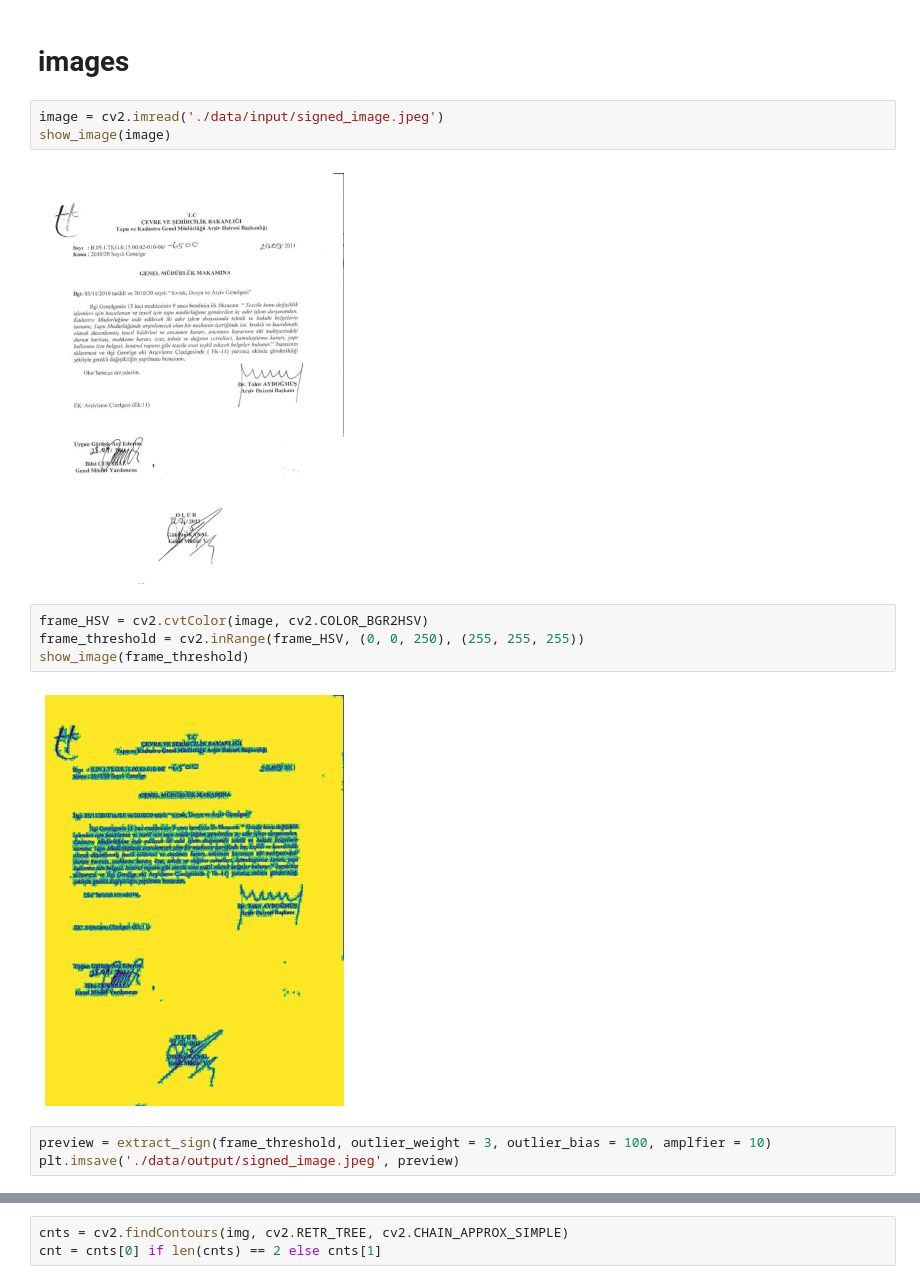
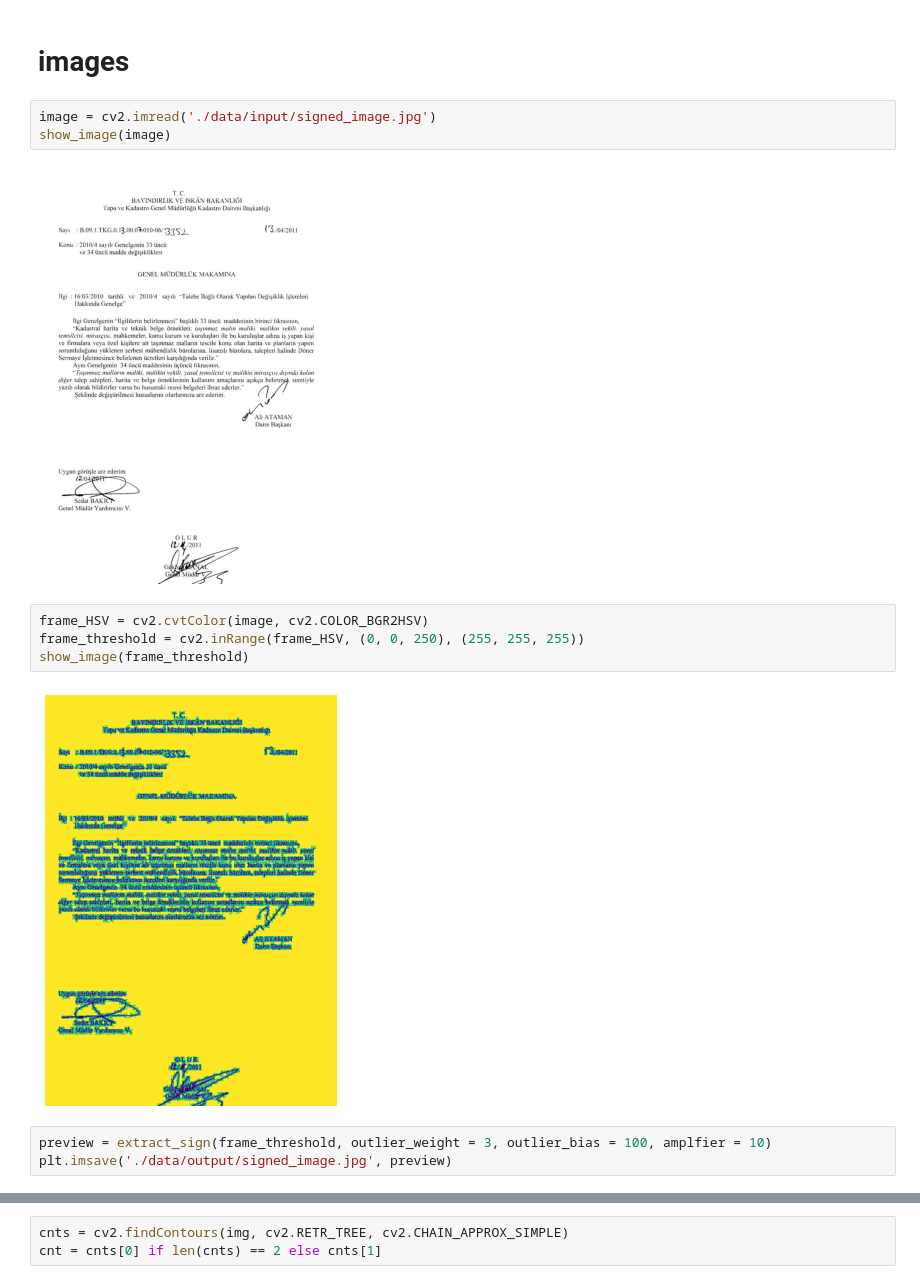
Before and after one commit to EnzoSeason/signature_detection, a Jupyter notebook: lab/dev.ipynb, the cells around one changed output, grey strips where cells are left out. Saved outputs shown, nothing was run; the diff lists cells and outputs as text.

```diff
--- a/lab/dev.ipynb
+++ b/lab/dev.ipynb
@@ -58,17 +58,17 @@ def extract_sign(img, outlier_weight = 2.5, outlier_bias = 100, amplfier = 30, a
 # %% [markdown]
 # images
 # %%
-image = cv2.imread('./data/input/signed_image.jpeg')
+image = cv2.imread('./data/input/signed_image.jpg')
 show_image(image)
 # %% [output]
-[figure, old version]
+[figure, new version]
 # %%
 frame_HSV = cv2.cvtColor(image, cv2.COLOR_BGR2HSV)
 frame_threshold = cv2.inRange(frame_HSV, (0, 0, 250), (255, 255, 255))
 show_image(frame_threshold)
 # %% [output]
-[figure, old version]
+[figure, new version]
 # %%
 preview = extract_sign(frame_threshold, outlier_weight = 3, outlier_bias = 100, amplfier = 10)
-plt.imsave('./data/output/signed_image.jpeg', preview)
+plt.imsave('./data/output/signed_image.jpg', preview)
 # %%
```
Also changed, not shown: parts of 9 cells of this notebook, 18 other files.
